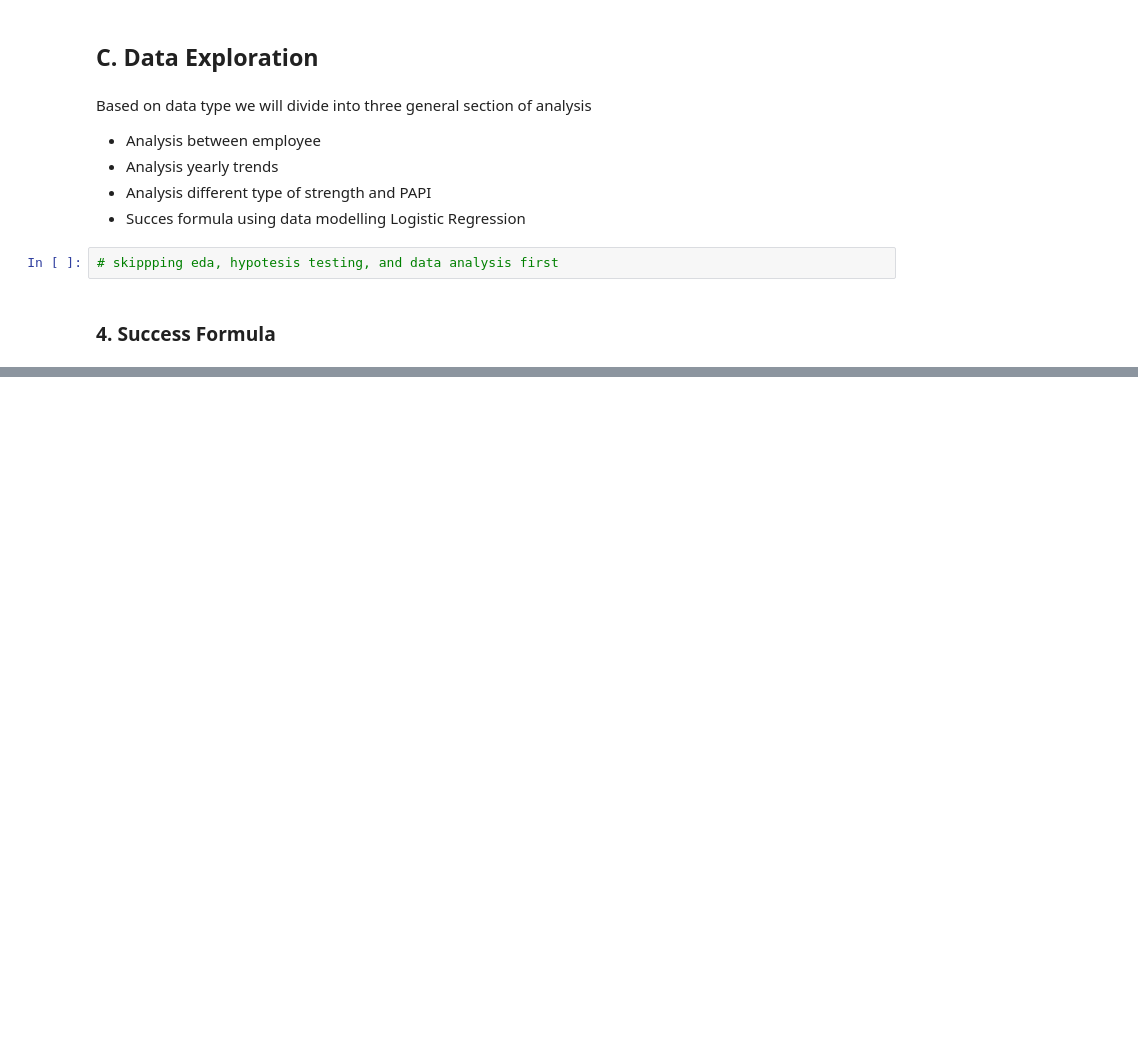
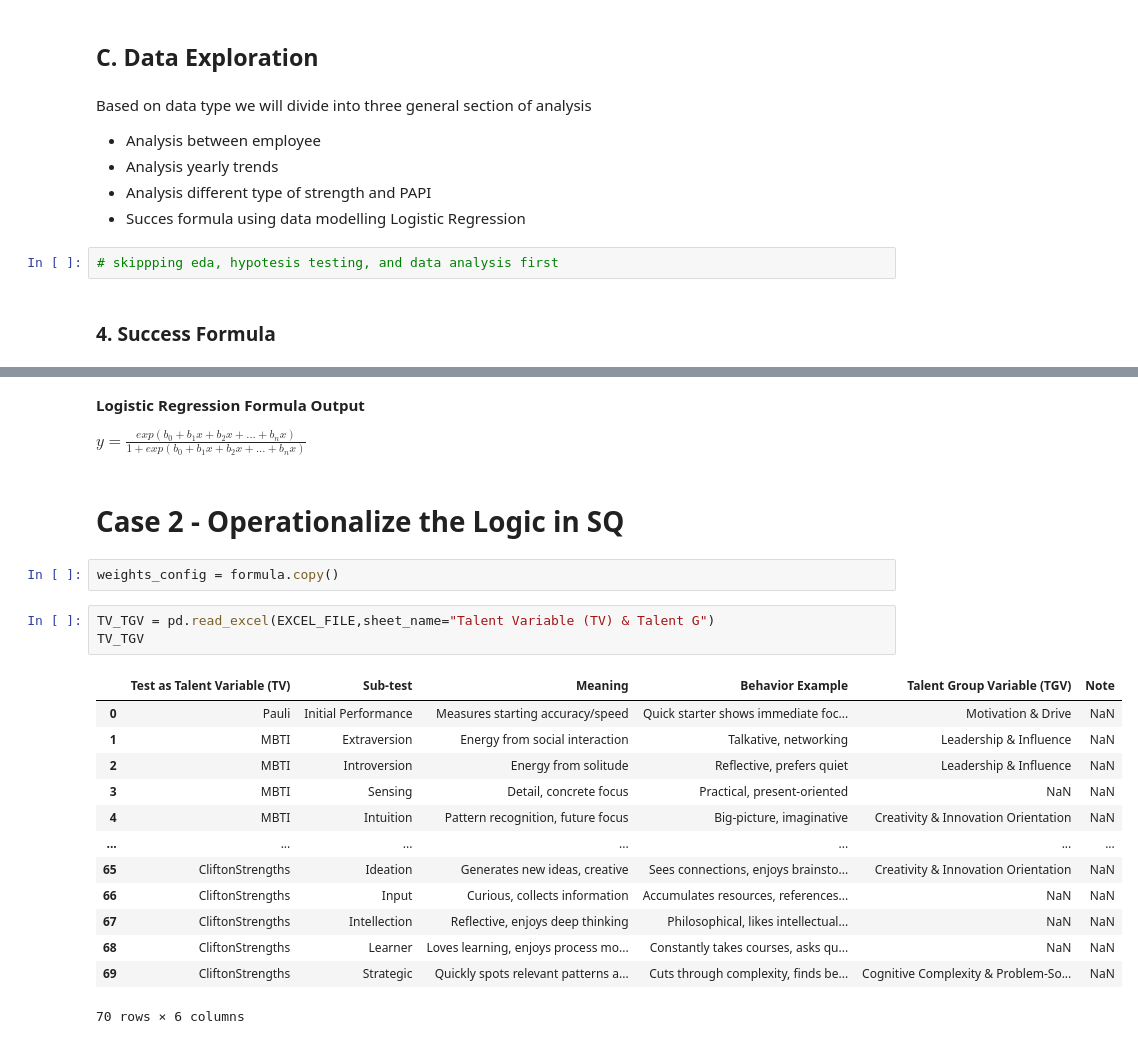
Before and after one commit to Jauhar-Hakim/tmi, a Jupyter notebook: task1.ipynb, the cells around one changed output, grey strips where cells are left out. Cells and saved outputs as stored; diff of their text form; blank space fills up the shorter version.

```diff
--- a/task1.ipynb
+++ b/task1.ipynb
@@ -710,0 +1138,25 @@ df['performer_group'] = df['is_top_performer'].apply(lambda x: 'Top Performer (5
+# %% [markdown]
+**Logistic Regression Formula Output**
+
+$y=\frac{exp(b_0+b_1x+b_2x+...+b_nx)}{1+exp(b_0+b_1x+b_2x+...+b_nx)}$
+# %% [markdown]
+# Case 2 -  Operationalize the Logic in SQ
+# %%
+weights_config = formula.copy()
+# %%
+TV_TGV = pd.read_excel(EXCEL_FILE,sheet_name="Talent Variable (TV) & Talent G")
+TV_TGV
+# %% [output]
+|  | Test as Talent Variable (TV) | Sub-test | Meaning | Behavior Example | Talent Group Variable (TGV) | Note |
+| 0 | Pauli | Initial Performance | Measures starting accuracy/speed | Quick starter shows immediate foc... | Motivation & Drive | NaN |
+| 1 | MBTI | Extraversion | Energy from social interaction | Talkative, networking | Leadership & Influence | NaN |
+| 2 | MBTI | Introversion | Energy from solitude | Reflective, prefers quiet | Leadership & Influence | NaN |
+| 3 | MBTI | Sensing | Detail, concrete focus | Practical, present-oriented | NaN | NaN |
+| 4 | MBTI | Intuition | Pattern recognition, future focus | Big-picture, imaginative | Creativity & Innovation Orientation | NaN |
+| ... | ... | ... | ... | ... | ... | ... |
+| 65 | CliftonStrengths | Ideation | Generates new ideas, creative | Sees connections, enjoys brainsto... | Creativity & Innovation Orientation | NaN |
+| 66 | CliftonStrengths | Input | Curious, collects information | Accumulates resources, references... | NaN | NaN |
+| 67 | CliftonStrengths | Intellection | Reflective, enjoys deep thinking | Philosophical, likes intellectual... | NaN | NaN |
+| 68 | CliftonStrengths | Learner | Loves learning, enjoys process mo... | Constantly takes courses, asks qu... | NaN | NaN |
+| 69 | CliftonStrengths | Strategic | Quickly spots relevant patterns a... | Cuts through complexity, finds be... | Cognitive Complexity & Problem-So... | NaN |
+70 rows × 6 columns
```
Also changed, not shown: parts of 13 cells of this notebook, 3 other files.
